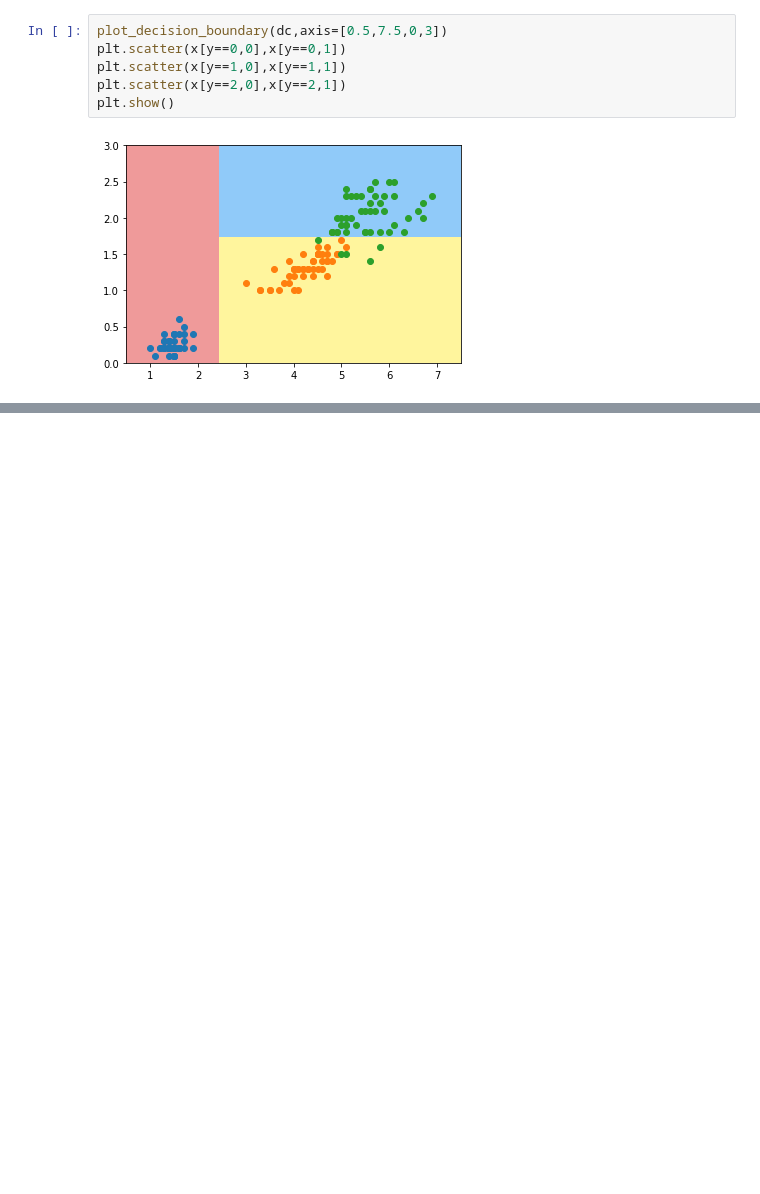
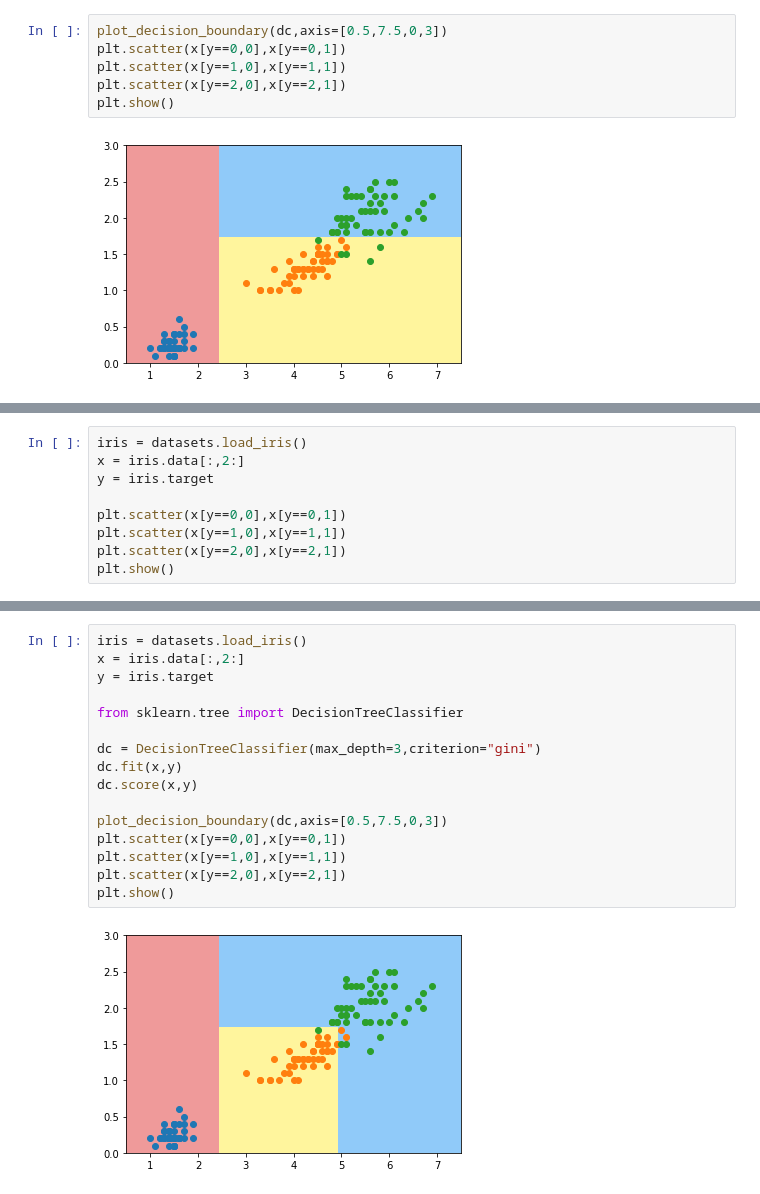
Before and after one commit to czn1009265565/Machine-learning, a Jupyter notebook: Python3入门机器学习 经典算法与应用/12 决策树.ipynb, the cells around one changed output, grey strips where cells are left out. Cells and saved outputs as stored; diff of their text form; blank space fills up the shorter version.

```diff
--- a/Python3入门机器学习 经典算法与应用/12 决策树.ipynb
+++ b/Python3入门机器学习 经典算法与应用/12 决策树.ipynb
@@ -80,0 +101,9 @@ plt.show()
+# %%
+iris = datasets.load_iris()
+x = iris.data[:,2:]
+y = iris.target
+
+plt.scatter(x[y==0,0],x[y==0,1])
+plt.scatter(x[y==1,0],x[y==1,1])
+plt.scatter(x[y==2,0],x[y==2,1])
+plt.show()
@@ -80,0 +262,18 @@ plt.show()
+# %%
+iris = datasets.load_iris()
+x = iris.data[:,2:]
+y = iris.target
+
+from sklearn.tree import DecisionTreeClassifier
+
+dc = DecisionTreeClassifier(max_depth=3,criterion="gini")
+dc.fit(x,y)
+dc.score(x,y)
+
+plot_decision_boundary(dc,axis=[0.5,7.5,0,3])
+plt.scatter(x[y==0,0],x[y==0,1])
+plt.scatter(x[y==1,0],x[y==1,1])
+plt.scatter(x[y==2,0],x[y==2,1])
+plt.show()
+# %% [output]
+[figure, added]
```
Also changed, not shown: parts of 39 cells of this notebook.
